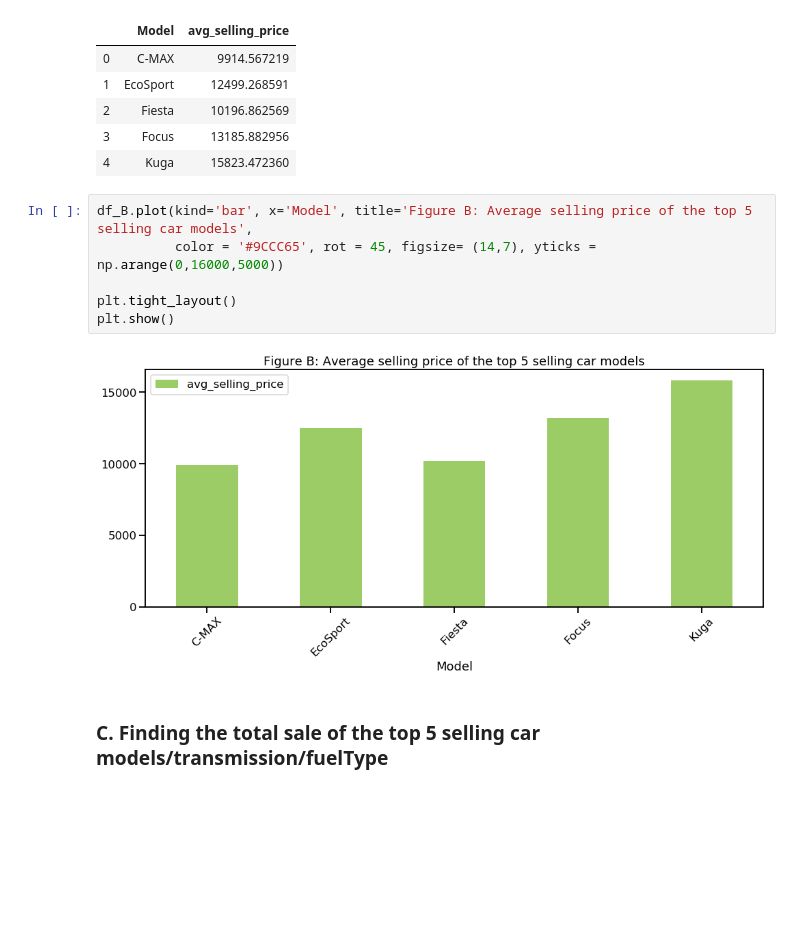
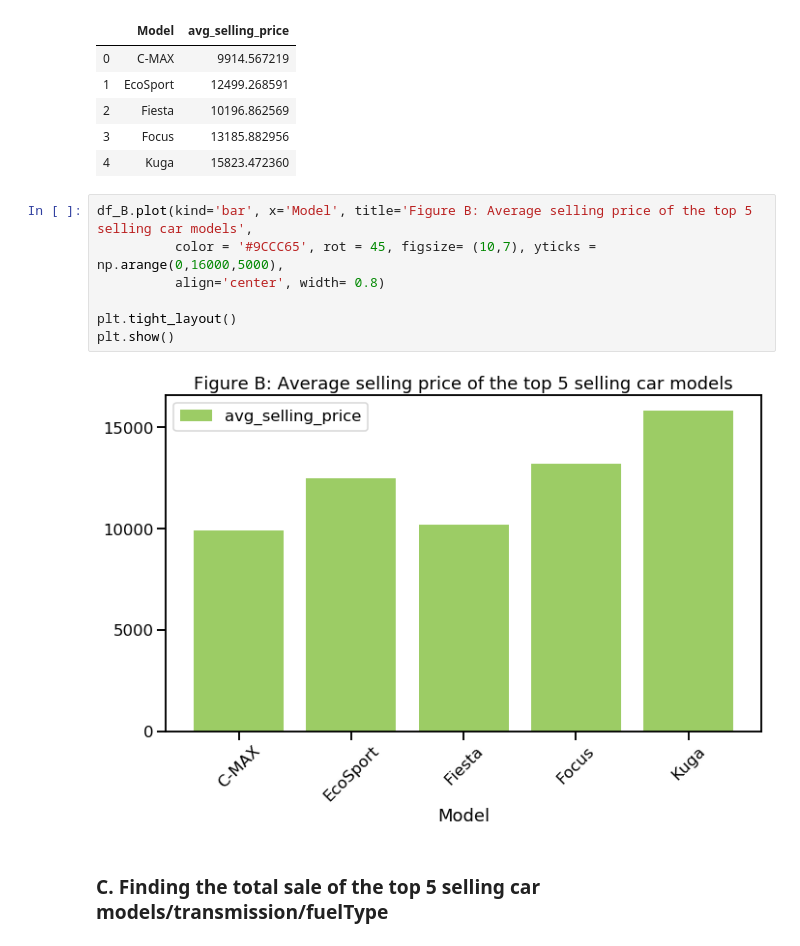
Before and after one commit to nabilatajrin/bmw-used-car-analysis, a Jupyter notebook: ford_used_car_EDA.ipynb, the cells around one changed output. Drawn from its saved outputs; the diff is of its cells as text; blank space fills up the shorter version.

```diff
--- a/ford_used_car_EDA.ipynb
+++ b/ford_used_car_EDA.ipynb
@@ -525,12 +526,13 @@ display(df_B)
 | 4 | Kuga | 15823.472360 |
 # %%
 df_B.plot(kind='bar', x='Model', title='Figure B: Average selling price of the top 5 selling car models',
-          color = '#9CCC65', rot = 45, figsize= (14,7), yticks = np.arange(0,16000,5000))
+          color = '#9CCC65', rot = 45, figsize= (10,7), yticks = np.arange(0,16000,5000),
+          align='center', width= 0.8)
 
 plt.tight_layout()
 plt.show()
 # %% [output]
-[figure, old version]
+[figure, new version]
 # %% [markdown]
 ### C. Finding the total sale of the top 5 selling car models/transmission/fuelType
 # %%
```
Also changed, not shown: parts of 4 cells of this notebook.
